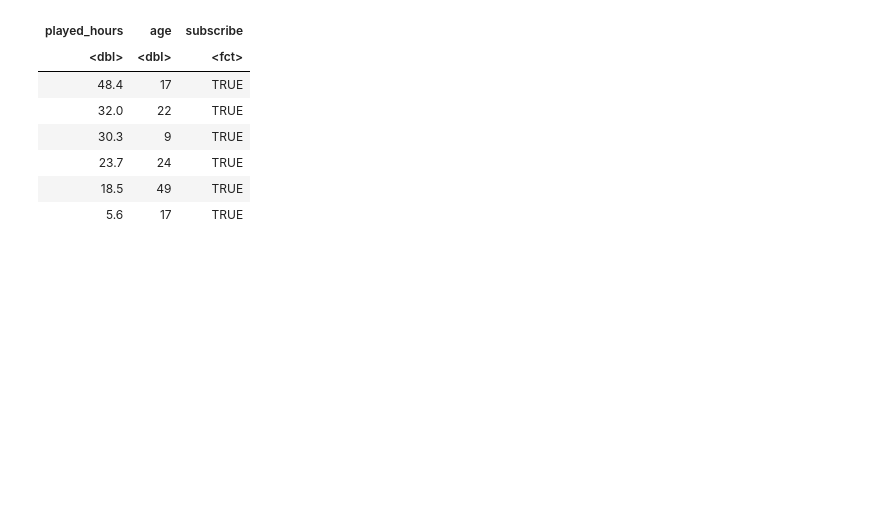
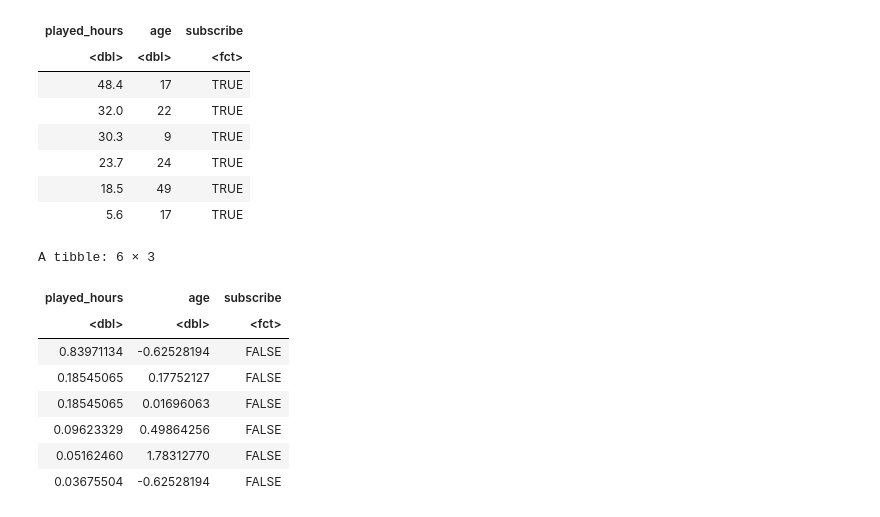
Before and after one commit to lennamh/DSCI100projectfinal, a Jupyter notebook: finalproject.ipynb, the cells around one changed output. Saved outputs shown, nothing was run; the diff lists cells and outputs as text; code cells hidden in the pictures; blank space fills up the shorter version.

Commit message:
scaled data

```diff
--- a/finalproject.ipynb
+++ b/finalproject.ipynb
@@ -124,3 +154,24 @@ A tibble: 6 × 3
 | 23.7 | 24 | TRUE |
 | 18.5 | 49 | TRUE |
 | 5.6 | 17 | TRUE |
+# %%
+#making recpie
+
+players_recipe <- recipe(subscribe ~ played_hours + age, data = players_df_train) |>
+step_scale(all_predictors()) |>
+step_center(all_predictors())
+
+players_recipe_scaled <- players_recipe |>
+prep() |>
+bake(players_df_train)
+head(players_recipe_scaled)
+# %% [output]
+A tibble: 6 × 3
+| played_hours | age | subscribe |
+| <dbl> | <dbl> | <fct> |
+| 0.83971134 | -0.62528194 | FALSE |
+| 0.18545065 | 0.17752127 | FALSE |
+| 0.18545065 | 0.01696063 | FALSE |
+| 0.09623329 | 0.49864256 | FALSE |
+| 0.05162460 | 1.78312770 | FALSE |
+| 0.03675504 | -0.62528194 | FALSE |
```
Also changed, not shown: parts of 2 cells of this notebook.
